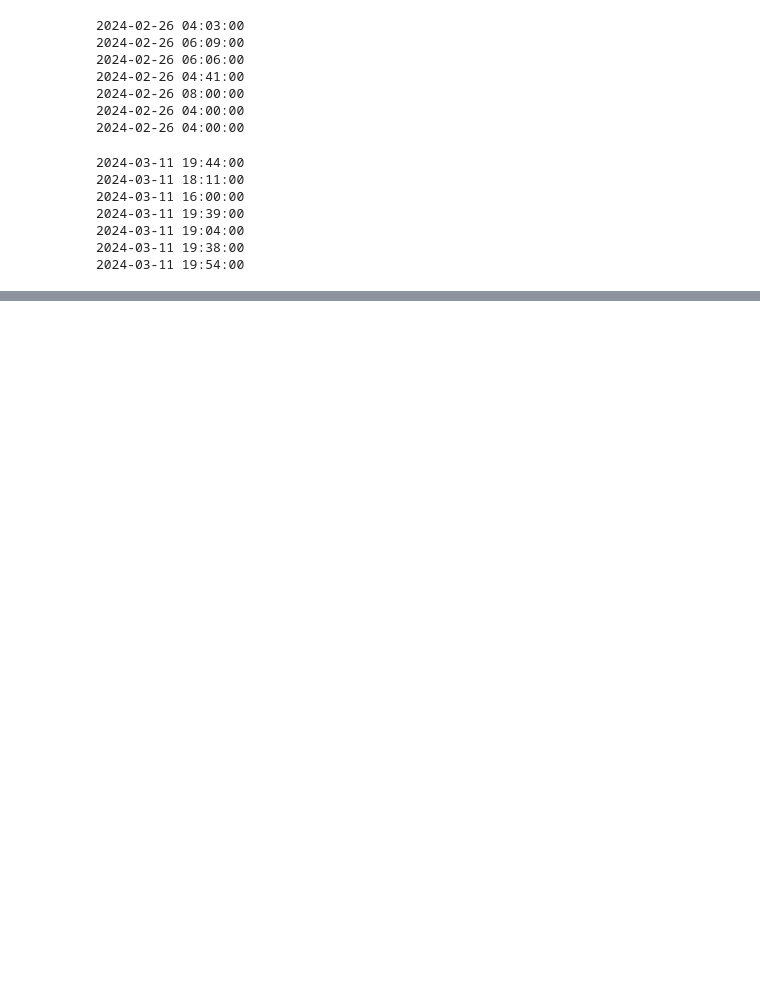
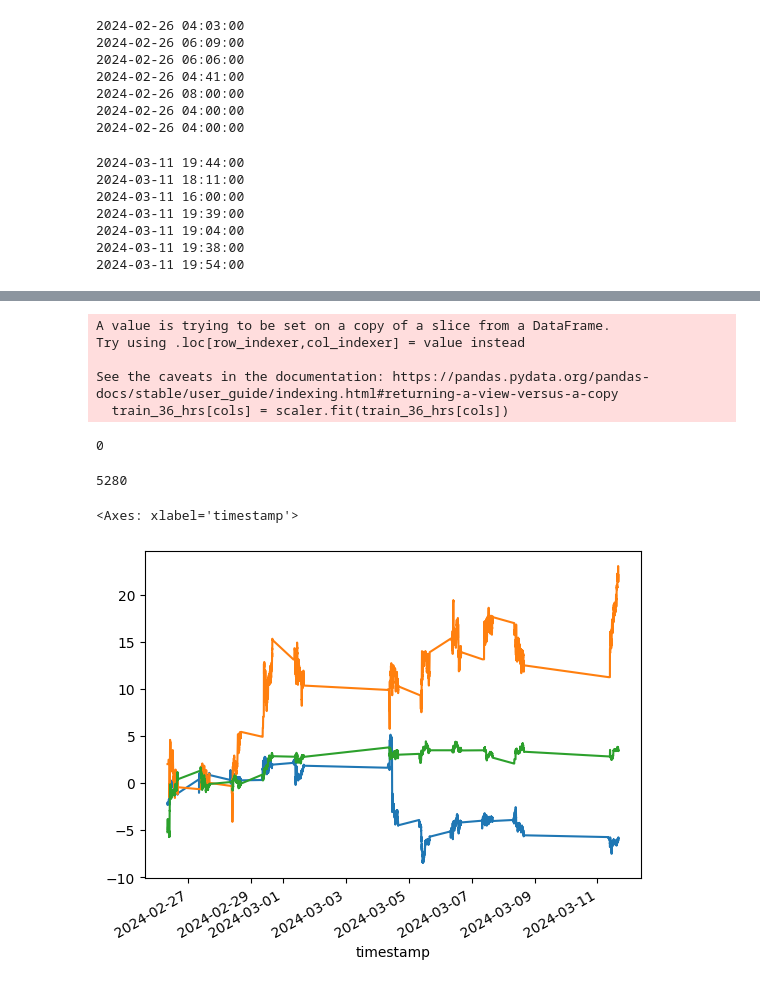
Before and after one commit to FerdinandBeaman/Capstone, a Jupyter notebook: CapstoneProject.ipynb, the cells around one changed output, grey strips where cells are left out. Saved outputs shown, nothing was run; the diff lists cells and outputs as text; code cells hidden in the pictures; blank space fills up the shorter version.

```diff
--- a/CapstoneProject.ipynb
+++ b/CapstoneProject.ipynb
@@ -123,0 +97,50 @@ for i, df in enumerate(all_dfs):
+# %%
+cols = ["open_1", "volume_1", "open_2", "volume_2", "open_3",
+                   "volume_3", "open_4", "volume_4", "open_5", "volume_5",
+                   "open_6", "volume_6", "open_7", "volume_7"]
+
+seven_dfs.set_axis(column_names, axis = 1, inplace = True)
+# %%
+# Getting the first one and a half days of data for the initial training set,
+# Then using that to scale all of my data.
+
+
+train_36_hrs = seven_dfs['2024-02-26 08:00' : "2024-02-28 12:00" ]
+
+scaler = StandardScaler()
+
+train_36_hrs[cols] = scaler.fit(train_36_hrs[cols])
+seven_dfs[cols] = scaler.transform(seven_dfs[cols])
+# %% [output]
+A value is trying to be set on a copy of a slice from a DataFrame.
+Try using .loc[row_indexer,col_indexer] = value instead
+
+See the caveats in the documentation: https://pandas.pydata.org/pandas-docs/stable/user_guide/indexing.html#returning-a-view-versus-a-copy
+  train_36_hrs[cols] = scaler.fit(train_36_hrs[cols])
+# %%
+seven_dfs.index[0].dayofweek
+# %% [output]
+0
+# %%
+seven_dfs["hour"] = np.nan
+for i in range(len(seven_dfs)):
+  seven_dfs["hour"][i] = seven_dfs.index[i].hour
+
+seven_dfs["day"] = np.nan
+for i in range(len(seven_dfs)):
+  seven_dfs["day"][i] = seven_dfs.index[i].dayofweek
+# %%
+seven_dfs.drop(seven_dfs[(seven_dfs["hour"] < 8) |
+                        (seven_dfs["hour"] > 15)].index, inplace = True)
+seven_dfs.drop(seven_dfs[seven_dfs["day"] > 4].index, inplace = True)
+# %%
+len(seven_dfs)
+# %% [output]
+5280
+# %%
+seven_dfs.open_1.plot()
+seven_dfs.open_2.plot()
+seven_dfs.open_3.plot()
+# %% [output]
+<Axes: xlabel='timestamp'>
+[figure, added]
```
Also changed, not shown: parts of 22 cells of this notebook.
